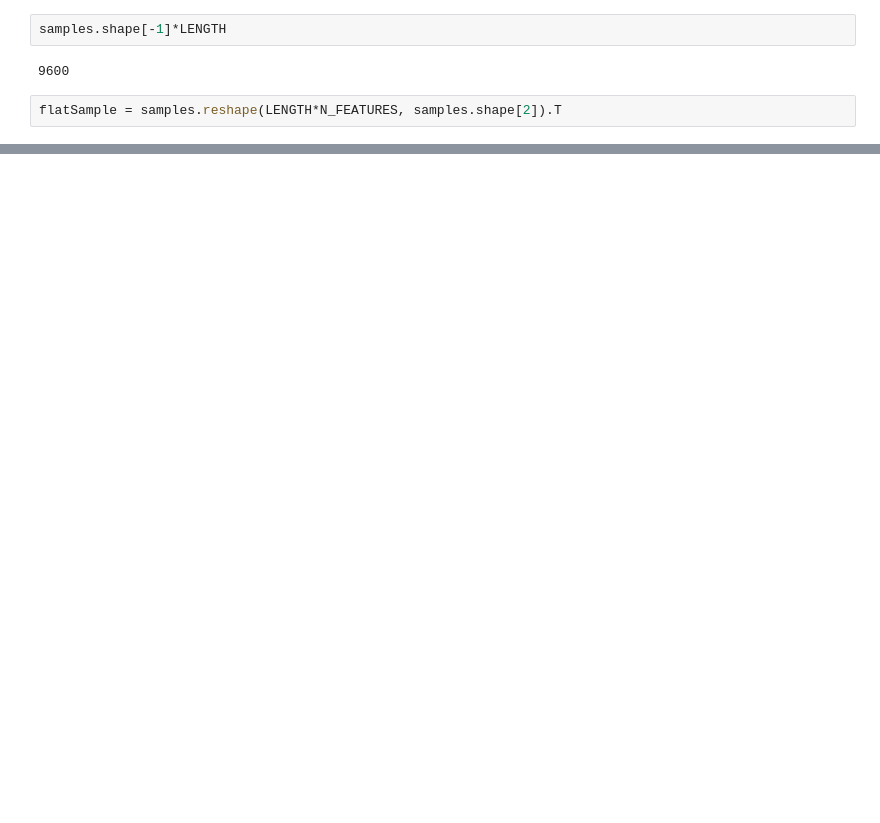
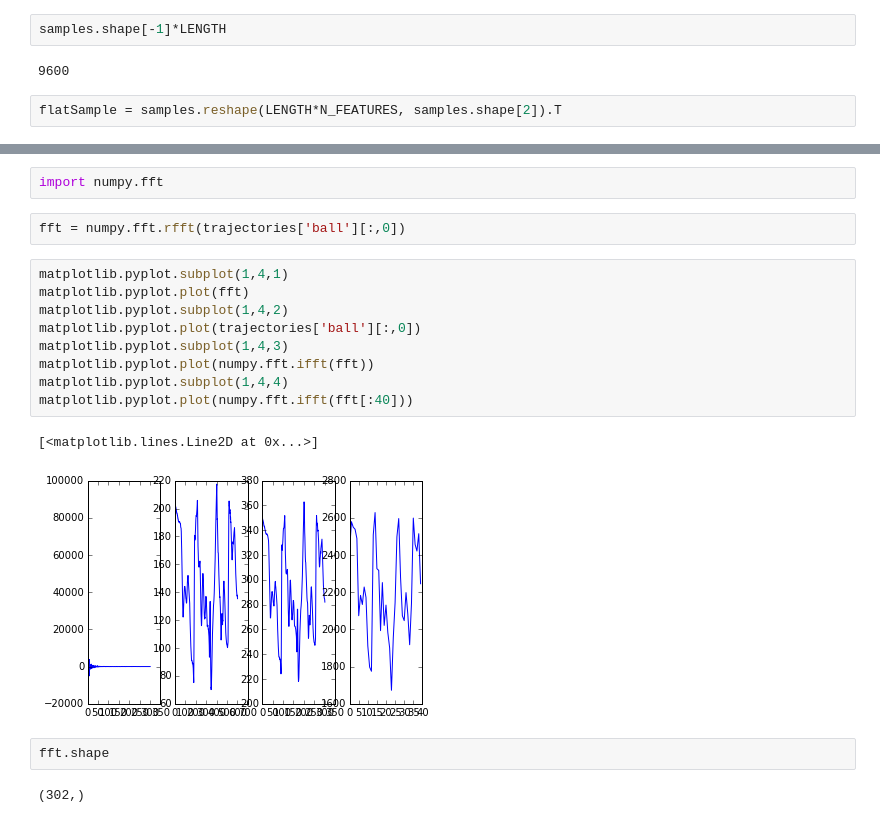
Before and after one commit to jccaicedo/localization-agent, a Jupyter notebook: notebooks/Trajectory generative model.ipynb, the cells around one changed output, grey strips where cells are left out. Cells and saved outputs as stored; diff of their text form; blank space fills up the shorter version.

```diff
--- a/notebooks/Trajectory generative model.ipynb
+++ b/notebooks/Trajectory generative model.ipynb
@@ -104,0 +158,20 @@ plot_params(predictedSample[20,:].reshape(LENGTH, N_FEATURES))
+# %%
+import numpy.fft
+# %%
+fft = numpy.fft.rfft(trajectories['ball'][:,0])
+# %%
+matplotlib.pyplot.subplot(1,4,1)
+matplotlib.pyplot.plot(fft)
+matplotlib.pyplot.subplot(1,4,2)
+matplotlib.pyplot.plot(trajectories['ball'][:,0])
+matplotlib.pyplot.subplot(1,4,3)
+matplotlib.pyplot.plot(numpy.fft.ifft(fft))
+matplotlib.pyplot.subplot(1,4,4)
+matplotlib.pyplot.plot(numpy.fft.ifft(fft[:40]))
+# %% [output]
+[<matplotlib.lines.Line2D at 0x...>]
+[figure, added]
+# %%
+fft.shape
+# %% [output]
+(302,)
```
Also changed, not shown: parts of 21 cells of this notebook.
